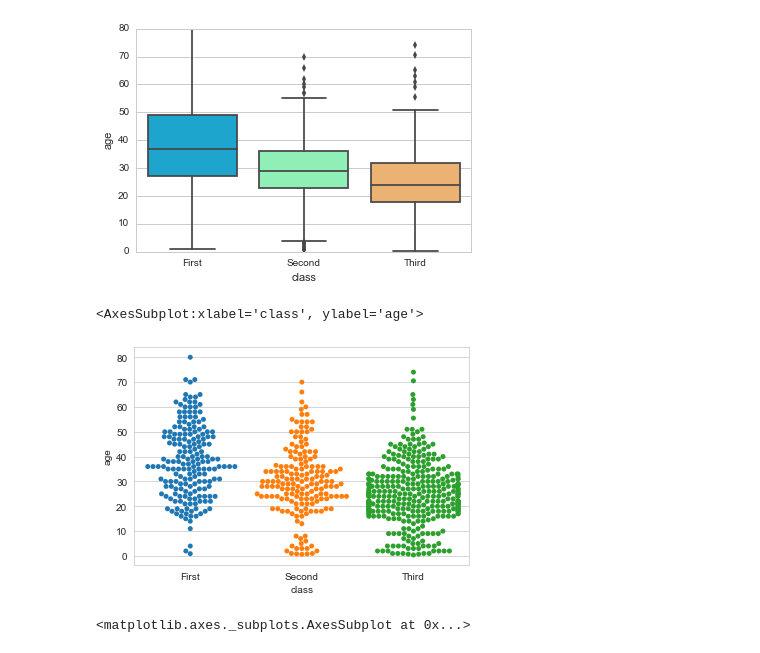
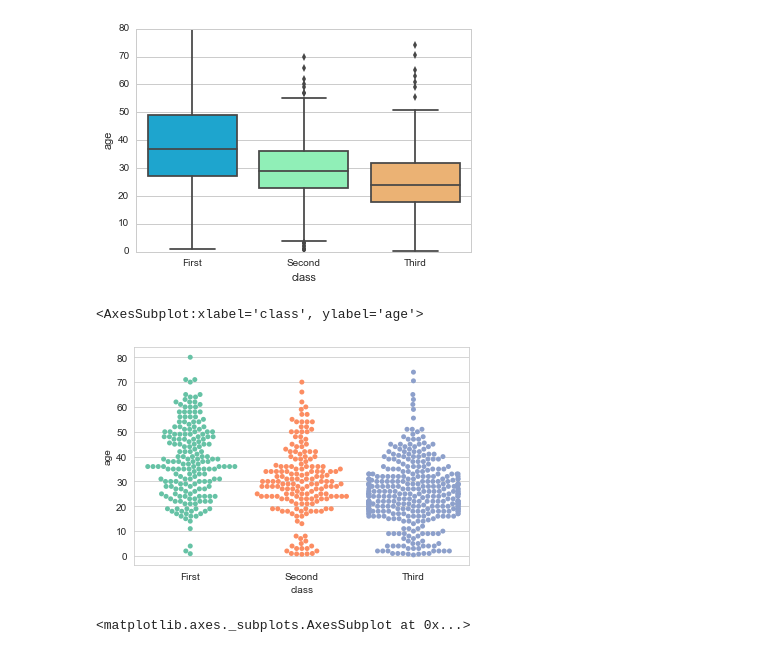
Before and after one commit to slp22/ds-ml-bootcamp, a Jupyter notebook: 07-Seaborn Exercises.ipynb, the cells around one changed output. Drawn from its saved outputs; the diff is of its cells as text; code cells hidden in the pictures.

```diff
--- a/07-Seaborn Exercises.ipynb
+++ b/07-Seaborn Exercises.ipynb
@@ -84,10 +84,10 @@ sns.boxplot(data=titanic, x='class', y='age')
 <matplotlib.axes._subplots.AxesSubplot at 0x...>
 [figure]
 # %%
-sns.swarmplot(data=titanic, x='class', y='age')
+sns.swarmplot(data=titanic, x='class', y='age', palette='Set2')
 # %% [output]
 <AxesSubplot:xlabel='class', ylabel='age'>
-[figure, old version]
+[figure, new version]
 # %%
 #
 # %% [output]
```
Also changed, not shown: parts of 4 cells of this notebook.
